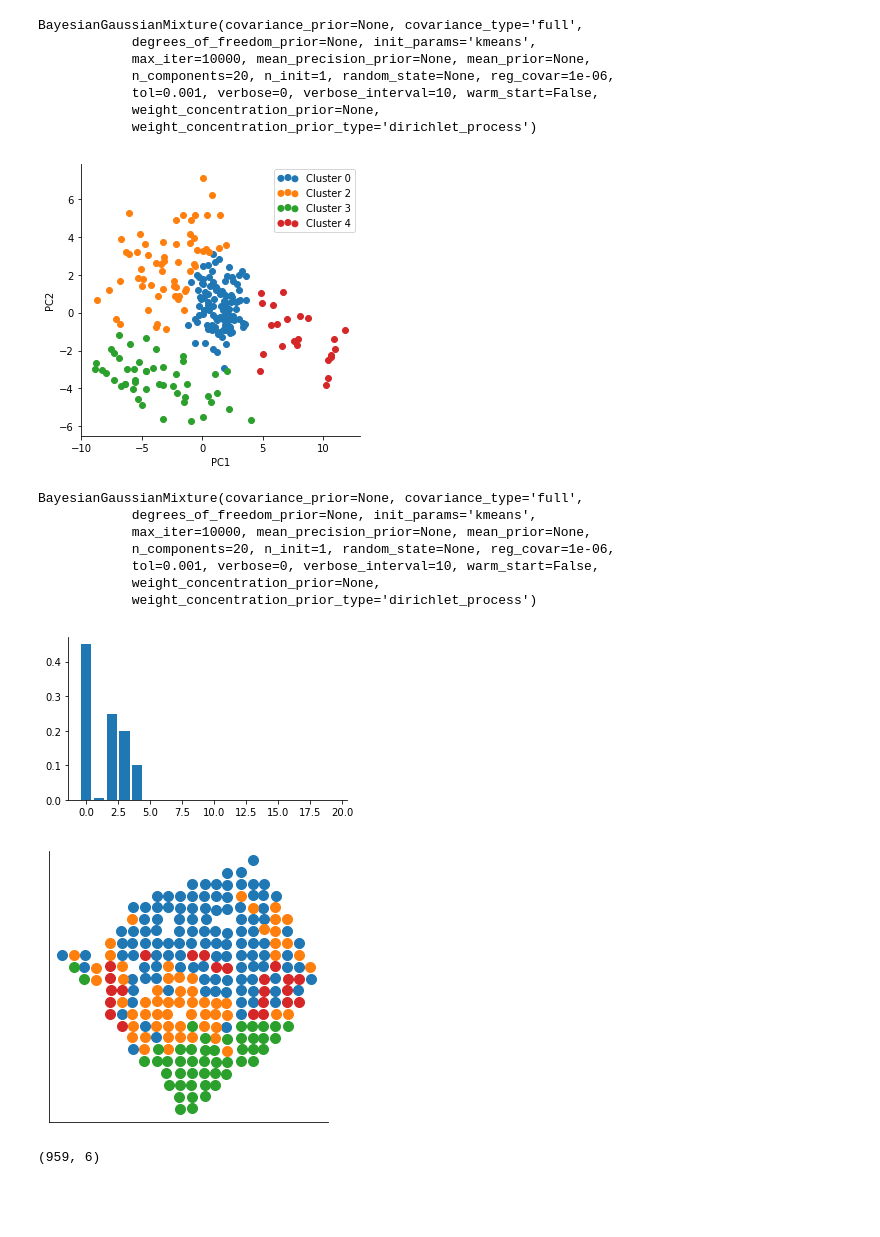
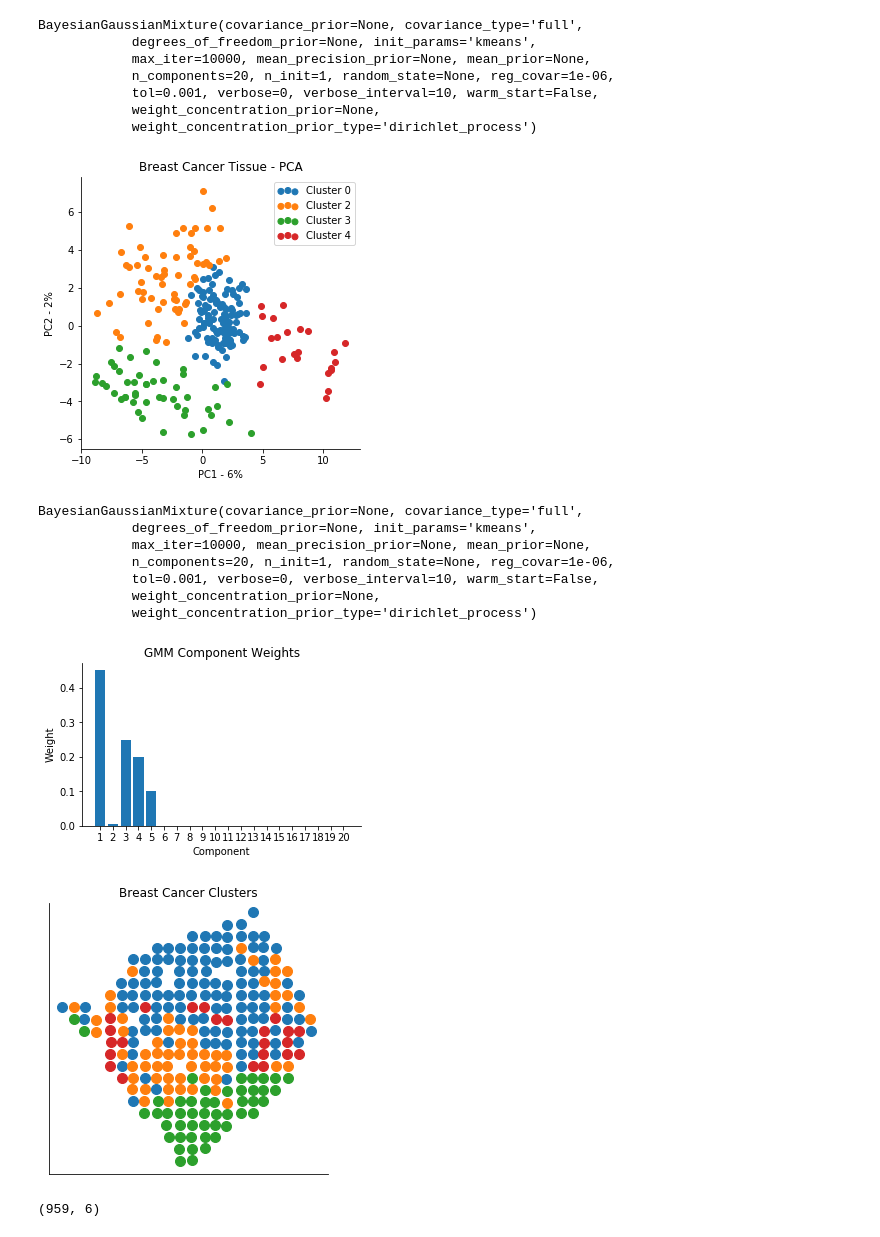
Before and after one commit to Teichlab/SpatialDE, a Jupyter notebook: Analysis/BreastCancer/Clustering analysis.ipynb, the cells around one changed output. Cells and saved outputs as stored; diff of their text form; code cells hidden in the pictures; blank space fills up the shorter version.

Commit message:
Finished clustering figures

```diff
--- a/Analysis/BreastCancer/Clustering analysis.ipynb
+++ b/Analysis/BreastCancer/Clustering analysis.ipynb
@@ -63,12 +63,14 @@ figsize(5, 5)
 for i, g in sample_info.groupby('cluster'):
     plt.scatter(g.PC1, g.PC2, label=f'Cluster {i}')
 
-plt.xlabel('PC1')
-plt.ylabel('PC2')
+plt.xlabel('PC1 - {:.0%}'.format(pca.explained_variance_ratio_[0]))
+plt.ylabel('PC2 - {:.0%}'.format(pca.explained_variance_ratio_[1]))
 
 plt.legend(scatterpoints=3);
+plt.title('Breast Cancer Tissue - PCA');
+plt.savefig('PCA_MOB.pdf');
 # %% [output]
-[figure, old version]
+[figure, new version]
 # %%
 gmm
 # %% [output]
@@ -82,8 +84,13 @@ BayesianGaussianMixture(covariance_prior=None, covariance_type='full',
 # %%
 figsize(5, 3)
 plt.bar(range(len(gmm.weights_)), gmm.weights_);
+plt.title('GMM Component Weights');
+plt.xticks(range(0, 20), range(1, 20 + 1));
+plt.xlabel('Component')
+plt.ylabel('Weight');
+plt.savefig('gmm-weights.pdf')
 # %% [output]
-[figure, old version]
+[figure, new version]
 # %%
 figsize(5, 5)
 for i, g in sample_info.groupby('cluster'):
@@ -92,8 +99,10 @@ for i, g in sample_info.groupby('cluster'):
 plt.xticks([])
 plt.yticks([]);
 plt.axis('equal');
+plt.title('Breast Cancer Clusters');
+plt.savefig('bc_clusters.pdf');
 # %% [output]
-[figure, old version]
+[figure, new version]
 # %%
 sample_info['cluster'] = phi_hat
 # %%
```
Also changed, not shown: parts of 1 cell of this notebook.
